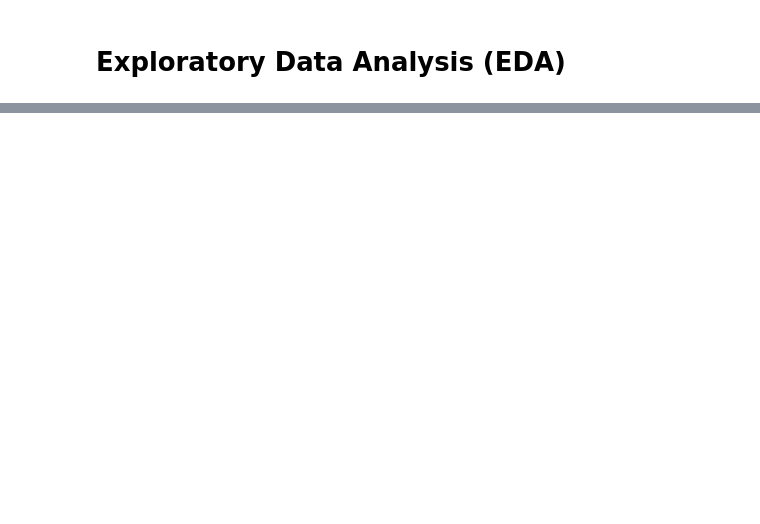
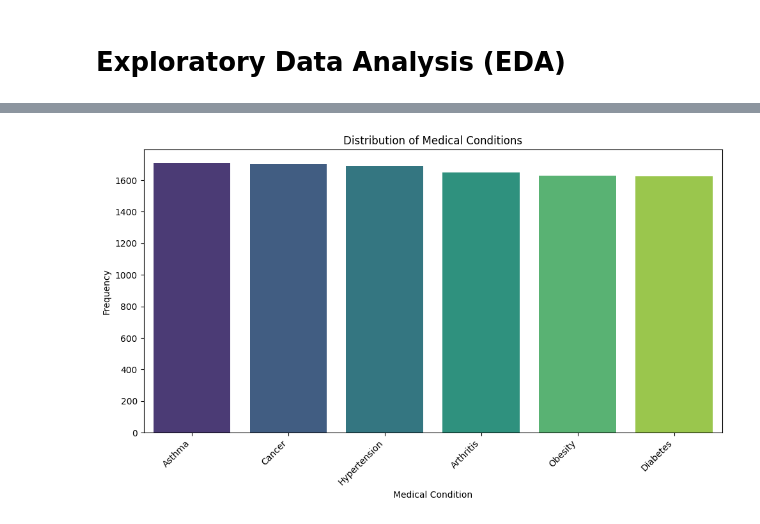
Before and after one commit to AfnaanA/Capstone_3_Healthcare_Facility_Utilization_Network, a Jupyter notebook: Capstone_3.ipynb, the cells around one changed output, grey strips where cells are left out. Saved outputs shown, nothing was run; the diff lists cells and outputs as text; code cells hidden in the pictures; blank space fills up the shorter version.

```diff
--- a/Capstone_3.ipynb
+++ b/Capstone_3.ipynb
@@ -169,0 +80,29 @@ This refined dataset is now ready for the next stages of the project, including
+# %%
+# Clean the Data
+
+# No missing values found, so no further cleaning required for missing values
+
+# Prepare the Data
+# Convert 'Date of Admission' and 'Discharge Date' to datetime
+data['Date of Admission'] = pd.to_datetime(data['Date of Admission'])
+data['Discharge Date'] = pd.to_datetime(data['Discharge Date'])
+
+# Convert 'Hospital' column to numerical categorical
+data['Hospital'] = pd.Categorical(data['Hospital']).codes
+
+# Create a label encoder object for 'Doctor' column
+doctor_encoder = LabelEncoder()
+
+# Encode doctors' names into numerical values
+data['Doctor_Code'] = doctor_encoder.fit_transform(data['Doctor'])
+
+# Save the mapping from names to codes for future reference if needed
+doctor_mapping = pd.Series(index=doctor_encoder.classes_, data=doctor_encoder.transform(doctor_encoder.classes_))
+
+# Select relevant columns for analysis
+relevant_columns = ['Hospital', 'Medical Condition', 'Admission Type', 'Test Results', 'Billing Amount', 'Insurance Provider', 'Doctor_Code']
+df = data[relevant_columns]
+
+# Check the modified DataFrame
+print(df.head())
+print("\nDoctor Mapping:\n", doctor_mapping.head())
@@ -612,0 +188,17 @@ Largest communities (size 164):
+# %%
+# Medical Condition:
+# Calculate frequency of each medical condition
+medical_condition_counts = data['Medical Condition'].value_counts()
+
+# Visualize the distribution using a bar plot
+plt.figure(figsize=(10, 6))
+sns.barplot(x=medical_condition_counts.index, y=medical_condition_counts.values, palette='viridis')
+plt.title('Distribution of Medical Conditions')
+plt.xlabel('Medical Condition')
+plt.ylabel('Frequency')
+plt.xticks(rotation=45, ha='right')
+plt.savefig('Distribution_medical_conditions')
+plt.tight_layout()
+plt.show()
+# %% [output]
+[figure, added]
```
Also changed, not shown: parts of 70 cells of this notebook.
